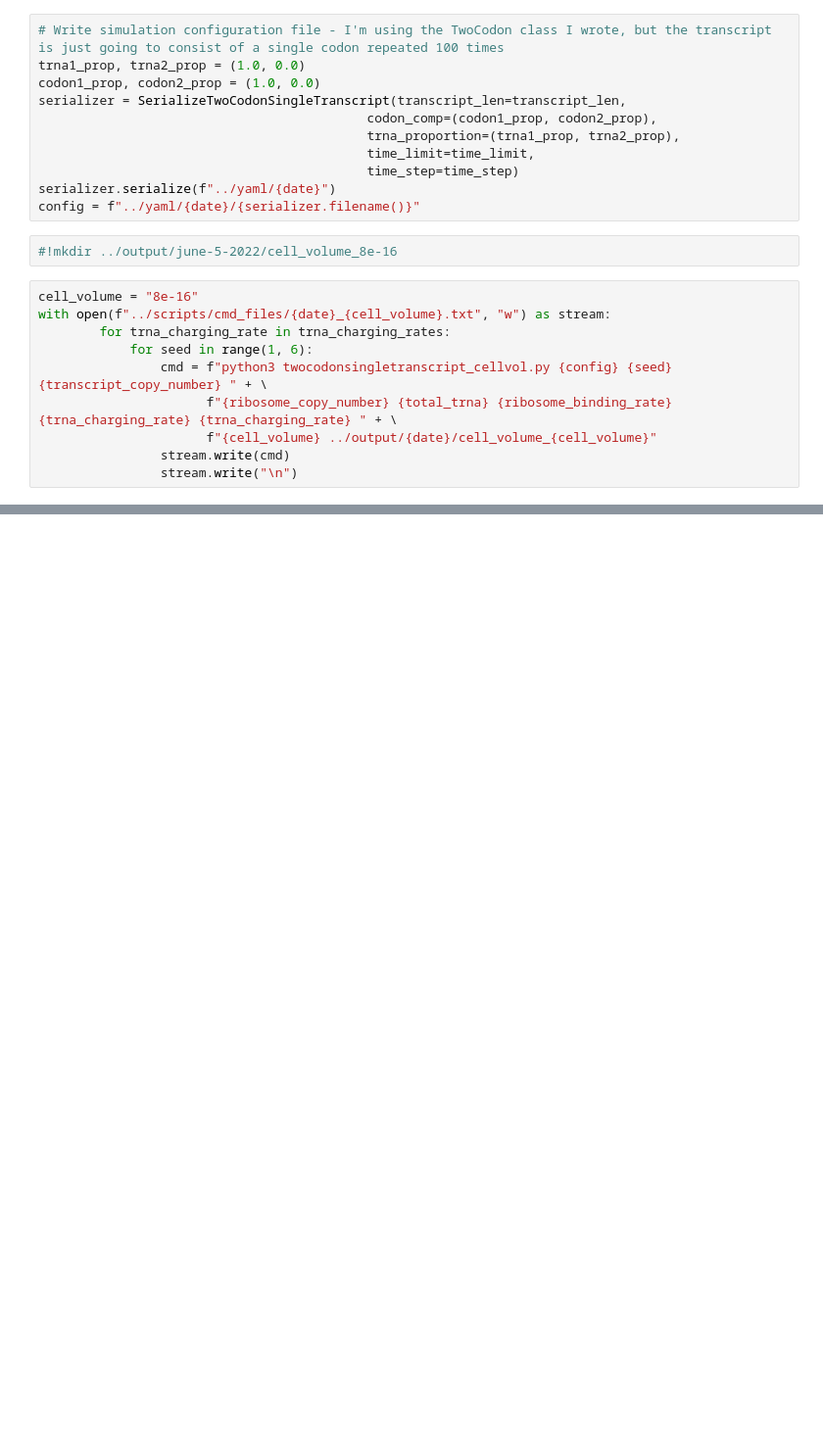
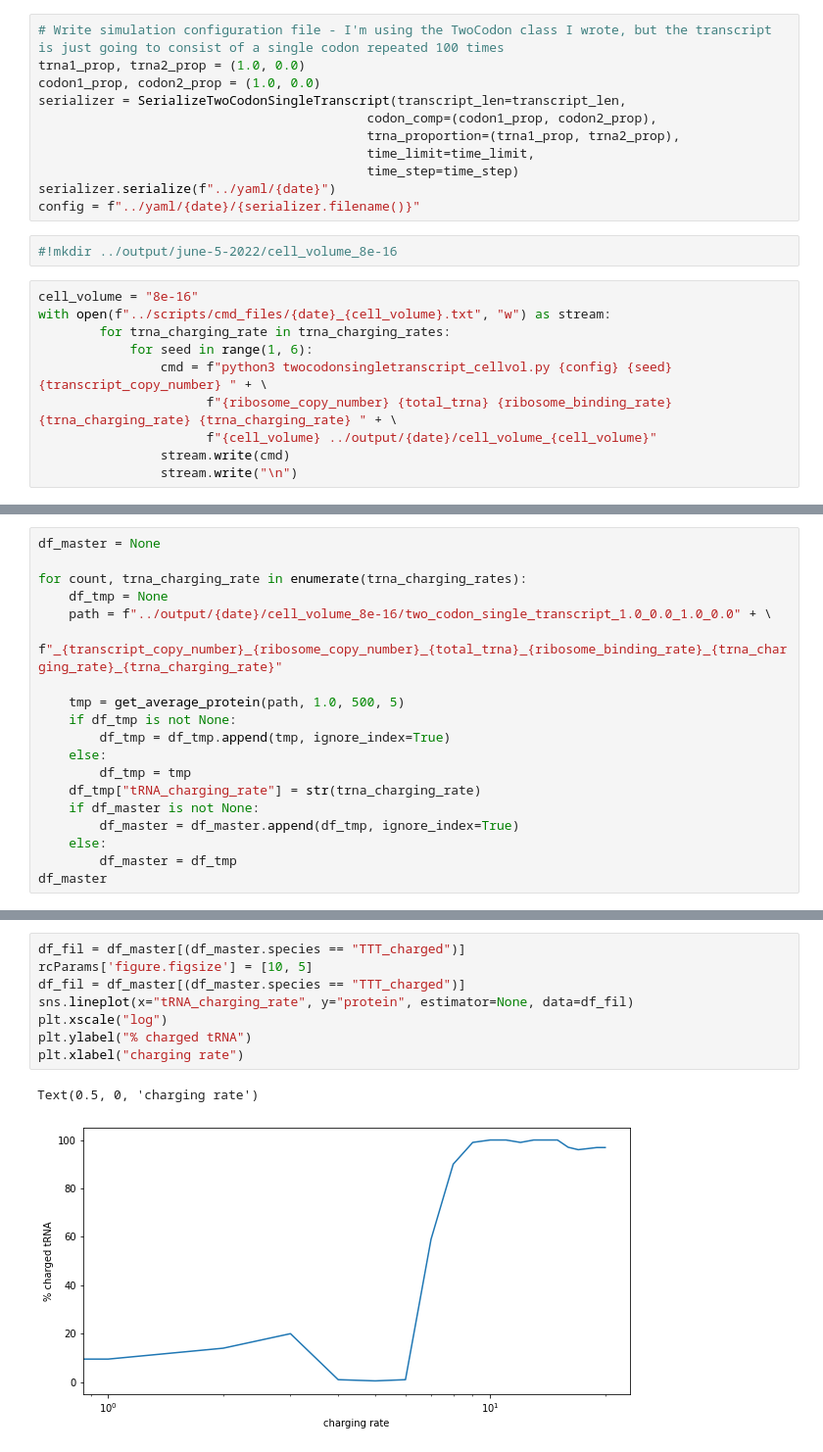
Before and after one commit to alexismhill3/tRNA-dynamics, a Jupyter notebook: notebooks/june-5-2022.ipynb, the cells around one changed output, grey strips where cells are left out. Shown: that part at 98% size. Saved outputs shown, nothing was run; the diff lists cells and outputs as text; blank space fills up the shorter version.

```diff
--- a/notebooks/june-5-2022.ipynb
+++ b/notebooks/june-5-2022.ipynb
@@ -41,0 +103,19 @@ with open(f"../scripts/cmd_files/{date}_{cell_volume}.txt", "w") as stream:
+# %%
+df_master = None
+
+for count, trna_charging_rate in enumerate(trna_charging_rates):
+    df_tmp = None
+    path = f"../output/{date}/cell_volume_8e-16/two_codon_single_transcript_1.0_0.0_1.0_0.0" + \
+           f"_{transcript_copy_number}_{ribosome_copy_number}_{total_trna}_{ribosome_binding_rate}_{trna_charging_rate}_{trna_charging_rate}"
+
+    tmp = get_average_protein(path, 1.0, 500, 5)
+    if df_tmp is not None:
+        df_tmp = df_tmp.append(tmp, ignore_index=True)
+    else:
+        df_tmp = tmp
+    df_tmp["tRNA_charging_rate"] = str(trna_charging_rate)
+    if df_master is not None:
+        df_master = df_master.append(df_tmp, ignore_index=True)
+    else:
+        df_master = df_tmp
+df_master
@@ -41,0 +136,11 @@ with open(f"../scripts/cmd_files/{date}_{cell_volume}.txt", "w") as stream:
+# %%
+df_fil = df_master[(df_master.species == "TTT_charged")]
+rcParams['figure.figsize'] = [10, 5]
+df_fil = df_master[(df_master.species == "TTT_charged")]
+sns.lineplot(x="tRNA_charging_rate", y="protein", estimator=None, data=df_fil)
+plt.xscale("log")
+plt.ylabel("% charged tRNA")
+plt.xlabel("charging rate")
+# %% [output]
+Text(0.5, 0, 'charging rate')
+[figure, added]
```
Also changed, not shown: parts of 16 cells of this notebook, 2 other files.
